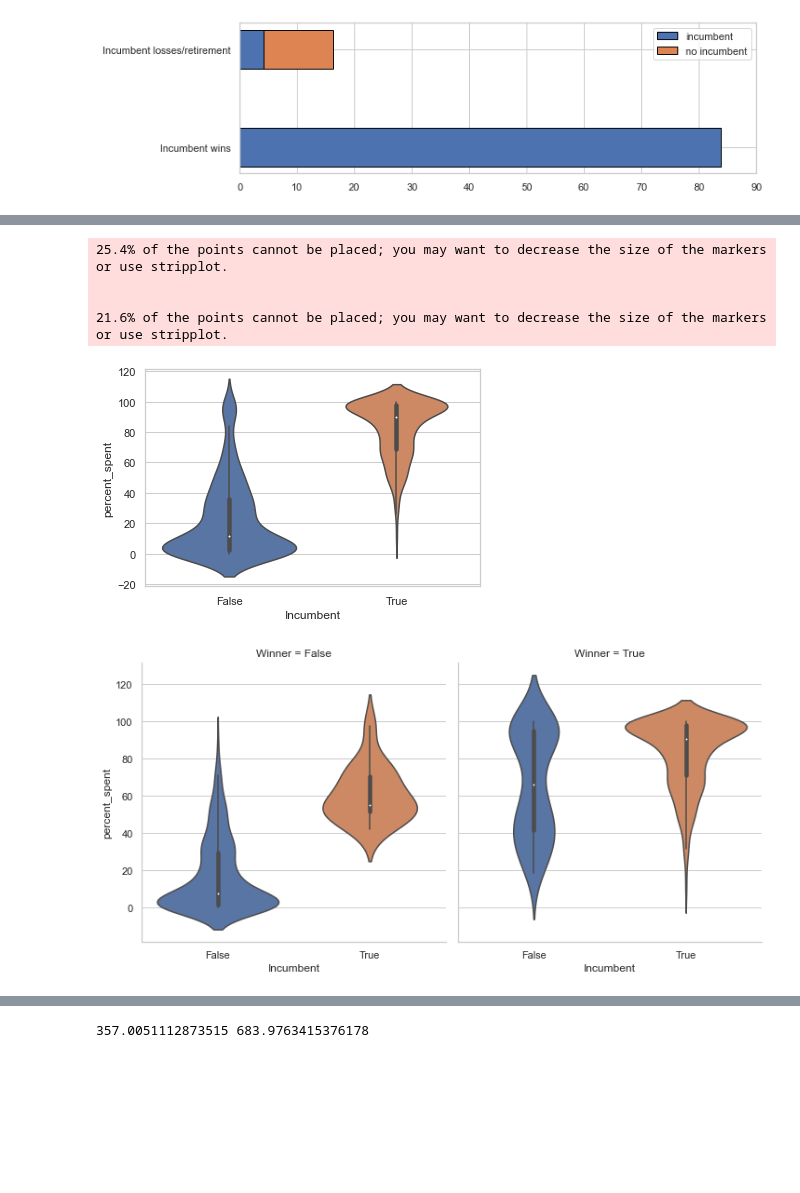
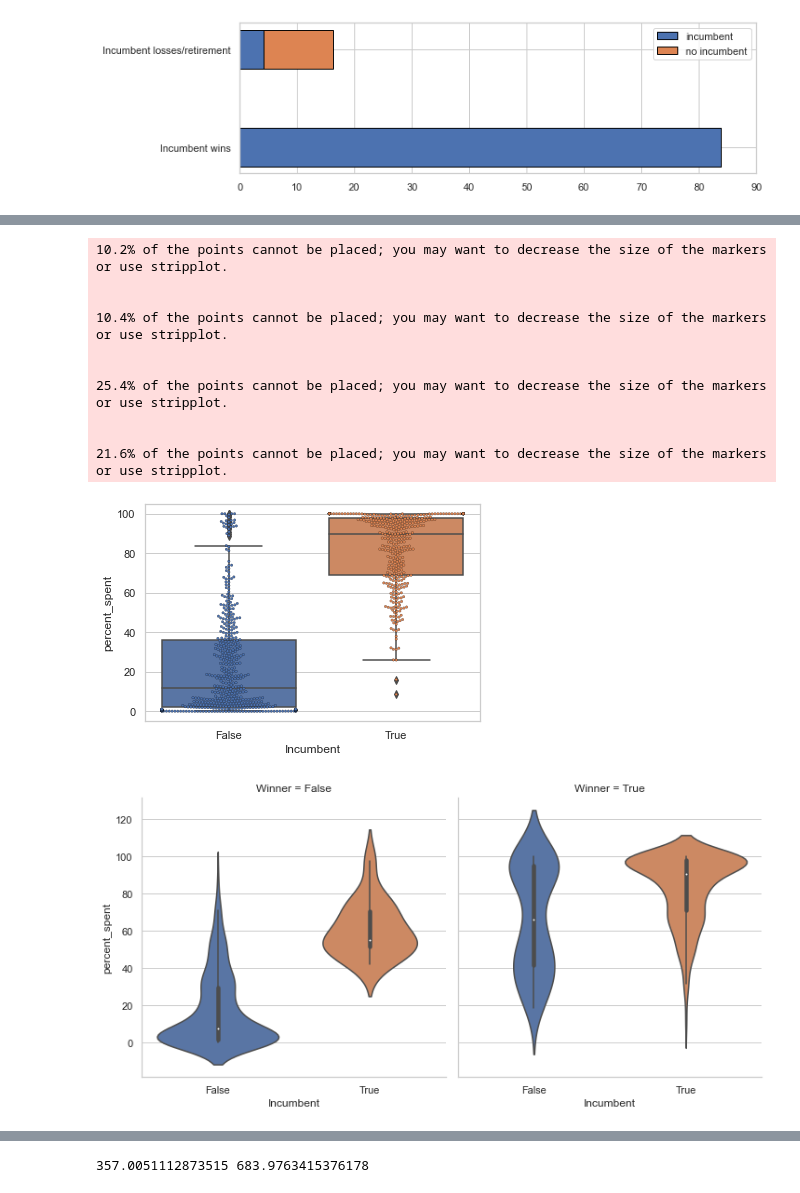
Before and after one commit to nss-data-science-cohort-5/webscraping_open_secrets-silver-ish-sharks, a Jupyter notebook: notebooks/Analyses_Conrad.ipynb, the cells around one changed output, grey strips where cells are left out. Drawn from its saved outputs; the diff is of its cells as text; code cells hidden in the pictures; blank space fills up the shorter version.

Commit message:
removed unopposed and worked on graphs a bit

```diff
--- a/notebooks/Analyses_Conrad.ipynb
+++ b/notebooks/Analyses_Conrad.ipynb
@@ -188,19 +242,25 @@ plt.show()
 # %%
 sns.set_theme(style='whitegrid')
-ax = sns.violinplot(data=election_results, x='Incumbent', y='percent_spent',orient="v", scale='count')
-#ax = sns.swarmplot(data=election_results, x='Incumbent', y='percent_spent',orient="v", edgecolor='black', linewidth=0.2, size=2.5)
+ax = sns.boxplot(data=election_results, x='Incumbent', y='percent_spent',orient="v")
+ax = sns.swarmplot(data=election_results, x='Incumbent', y='percent_spent',orient="v", edgecolor='black', linewidth=0.2, size=2.5)
 
 
 
 g = sns.catplot(data=election_results, x='Incumbent', y='percent_spent', col='Winner', kind='violin')
 g = sns.catplot(data=election_results, x='Incumbent', y='percent_spent', col='Winner', kind='swarm')
 #election_results.head()
 # %% [output]
+10.2% of the points cannot be placed; you may want to decrease the size of the markers or use stripplot.
+
+
+10.4% of the points cannot be placed; you may want to decrease the size of the markers or use stripplot.
+
+
 25.4% of the points cannot be placed; you may want to decrease the size of the markers or use stripplot.
 
 
 21.6% of the points cannot be placed; you may want to decrease the size of the markers or use stripplot.
-[figure, old version]
+[figure, new version]
 [figure]
 [figure]
 # %%
```
Also changed, not shown: parts of 6 cells of this notebook.
